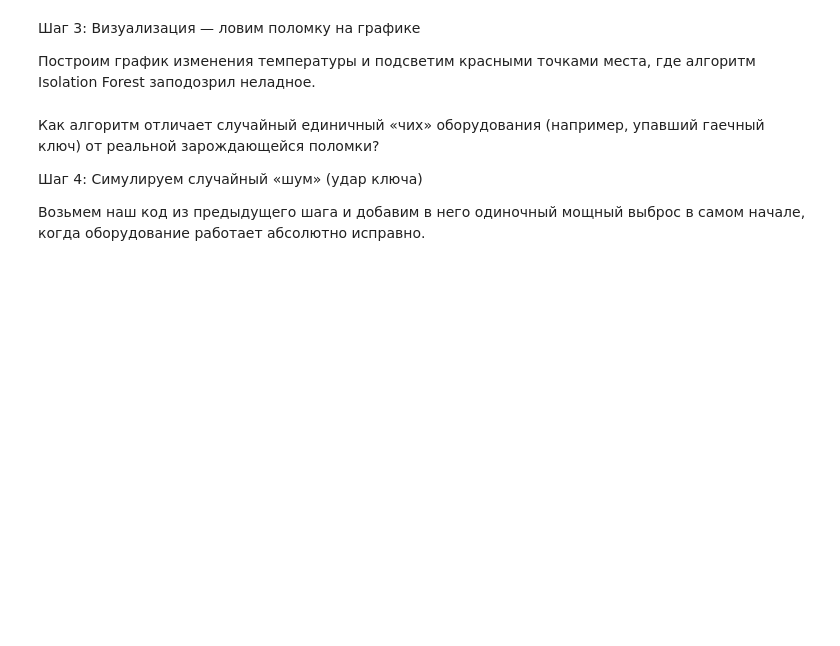
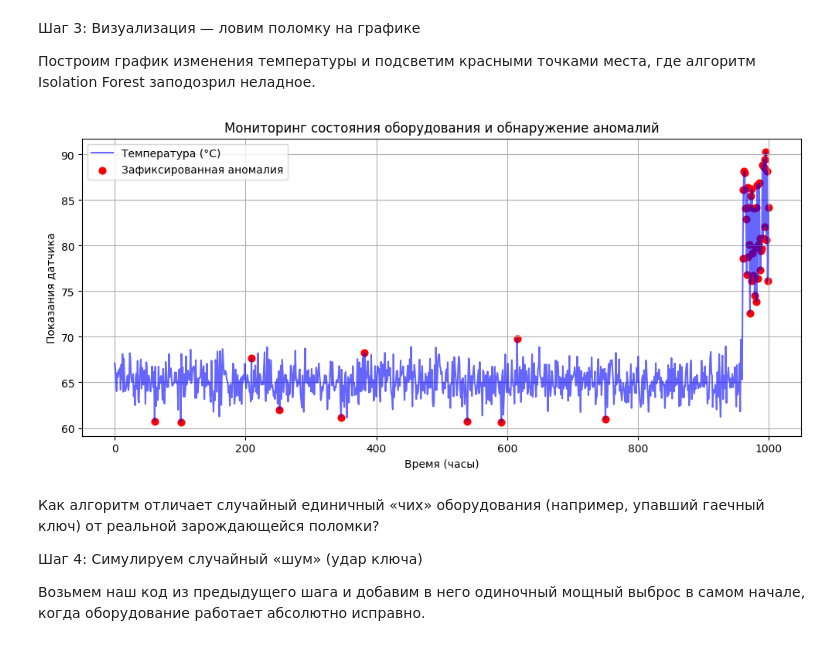
Before and after one commit to jpstories/ml_classic, a Jupyter notebook: Карта задач ML/Classic ML/Обучение без учителя/Практика/machine_breakdown.ipynb, the cells around one changed output. Cells and saved outputs as stored; diff of their text form; code cells hidden in the pictures; blank space fills up the shorter version.

```diff
--- a/Карта задач ML/Classic ML/Обучение без учителя/Практика/machine_breakdown.ipynb
+++ b/Карта задач ML/Classic ML/Обучение без учителя/Практика/machine_breakdown.ipynb
@@ -51,19 +63,29 @@ print(df_machinery['Anomaly_Score'].value_counts())
 # %%
 plt.figure(figsize=(12, 5))
 
 # Строим линию температуры
-plt.plot(df_machinery.index, df_machinery['Temperature'], color='blue', label='Температура (°C)', alpha=0.6)
+plt.plot(
+    df_machinery.index,
+    df_machinery["Temperature"],
+    color="blue",
+    label="Температура (°C)",
+    alpha=0.6,
+)
 
 # Накладываем красные точки поверх линии в местах аномалий
-anomalies = df_machinery[df_machinery['Anomaly_Score'] == -1]
-plt.scatter(anomalies.index, anomalies['Temperature'], color='red', label='Зафиксированная аномалия', s=40)
+anomalies = df_machinery[df_machinery["Anomaly_Score"] == -1]
+plt.scatter(
+    anomalies.index, anomalies["Temperature"], color="red", label="Зафиксированная аномалия", s=40
+)
 
-plt.xlabel('Время (часы)')
-plt.ylabel('Показания датчика')
-plt.title('Мониторинг состояния оборудования и обнаружение аномалий')
+plt.xlabel("Время (часы)")
+plt.ylabel("Показания датчика")
+plt.title("Мониторинг состояния оборудования и обнаружение аномалий")
 plt.legend()
 plt.grid(True)
 plt.show()
+# %% [output]
+[figure, added]
 # %% [markdown]
 Как алгоритм отличает случайный единичный «чих» оборудования (например, упавший гаечный ключ) от реальной зарождающейся поломки?
 
```
Also changed, not shown: parts of 14 cells of this notebook, 4 other files.
